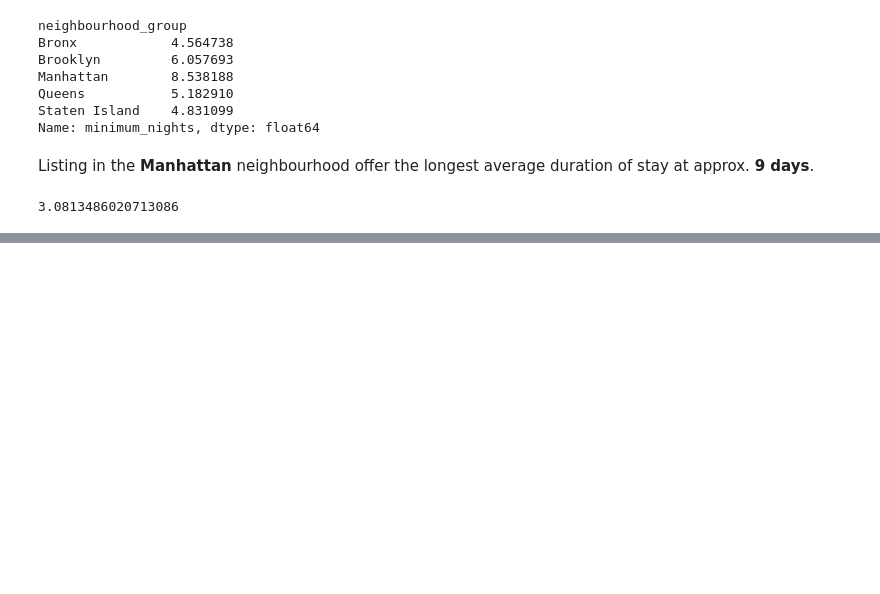
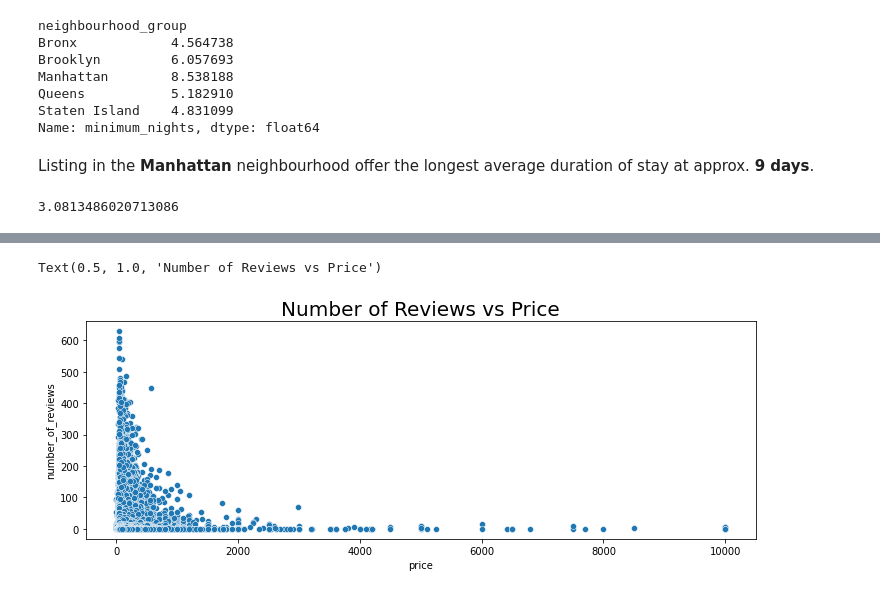
Before and after one commit to KunalSharma2001/Data-Analysis-Projects, a Jupyter notebook: NYC_Airbnb_DataAnalysis.ipynb, the cells around one changed output, grey strips where cells are left out. Drawn from its saved outputs; the diff is of its cells as text; code cells hidden in the pictures; blank space fills up the shorter version.

```diff
--- a/NYC_Airbnb_DataAnalysis.ipynb
+++ b/NYC_Airbnb_DataAnalysis.ipynb
@@ -602,0 +649,7 @@ On average,
+# %%
+fig, ax = plt.subplots(figsize = fig_sz)
+sns.scatterplot(y='number_of_reviews', x = 'price', data = nyc_logs)
+plt.title("Number of Reviews vs Price", fontsize = 20)
+# %% [output]
+Text(0.5, 1.0, 'Number of Reviews vs Price')
+[figure, added]
```
Also changed, not shown: parts of 28 cells of this notebook.
